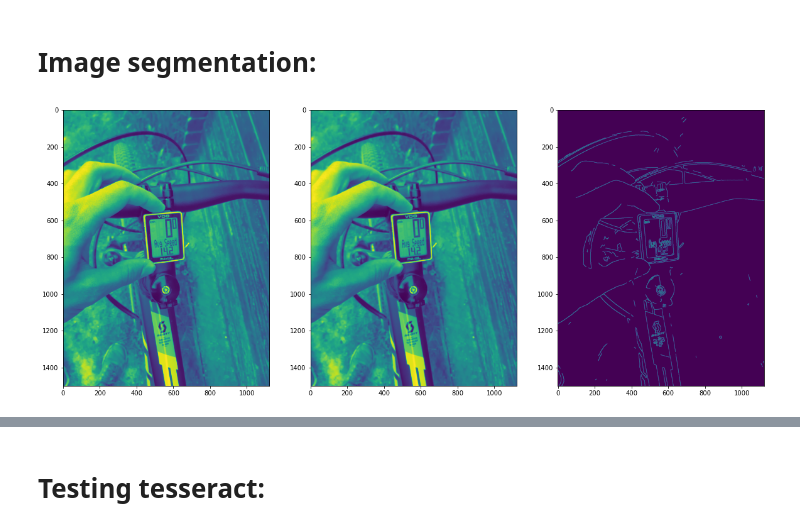
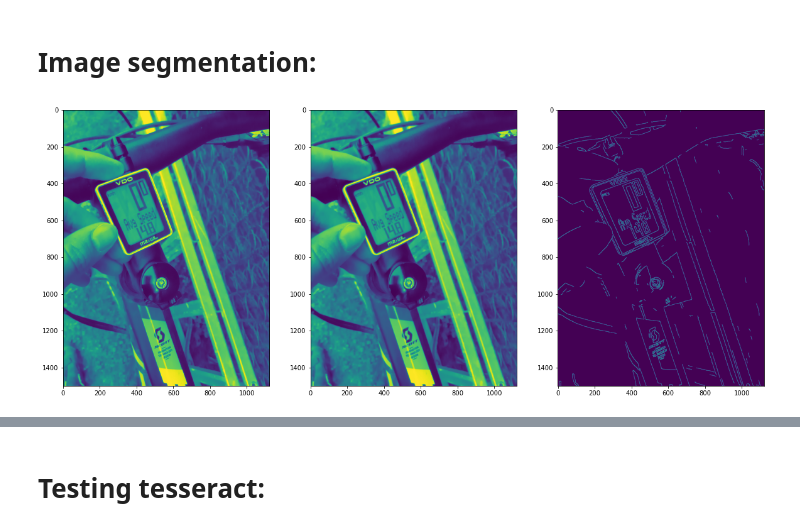
Before and after one commit to benmp2/odometer_digit_recognition, a Jupyter notebook: notebooks/main.ipynb, the cells around one changed output, grey strips where cells are left out. Drawn from its saved outputs; the diff is of its cells as text; code cells hidden in the pictures.

```diff
--- a/notebooks/main.ipynb
+++ b/notebooks/main.ipynb
@@ -17,30 +17,30 @@ import matplotlib.pyplot as plt
 # %%
 
 path = '../test_images/20191026_142122.jpg'
 # path = '../test_images/20190925_184008.jpg'
 path = '../test_images/20200911_190211_thumb.jpg'
-path = '../test_images/20200507_191123.jpg'
+# path = '../test_images/20200507_191123.jpg'
 # load the example image
 image = cv2.imread(path)
 # pre-process the image by resizing it, converting it to
 # graycale, blurring it, and computing an edge map
 image = imutils.resize(image, height=1500)
 gray = cv2.cvtColor(image, cv2.COLOR_BGR2GRAY)
 blurred = cv2.GaussianBlur(gray, (5, 5), 0)
 edged = cv2.Canny(blurred, 100, 150, 255,)
 # edged = cv2.Canny(blurred, 200, 255, 255,)
 
 # cv2.imshow("Input", image)
 # cv2.imshow("Output", output)
 
 #Show the image with matplotlib
 fig, ax = plt.subplots(1,3,figsize=(20,16))
 ax[0].imshow(gray)
 ax[1].imshow(blurred)
 ax[2].imshow(edged)
 fig.show()
 # %% [output]
-[figure, old version]
+[figure, new version]
 # %%
 # find contours in the edge map, then sort them by their
 # size in descending order
```
Also changed, not shown: parts of 11 cells of this notebook.
